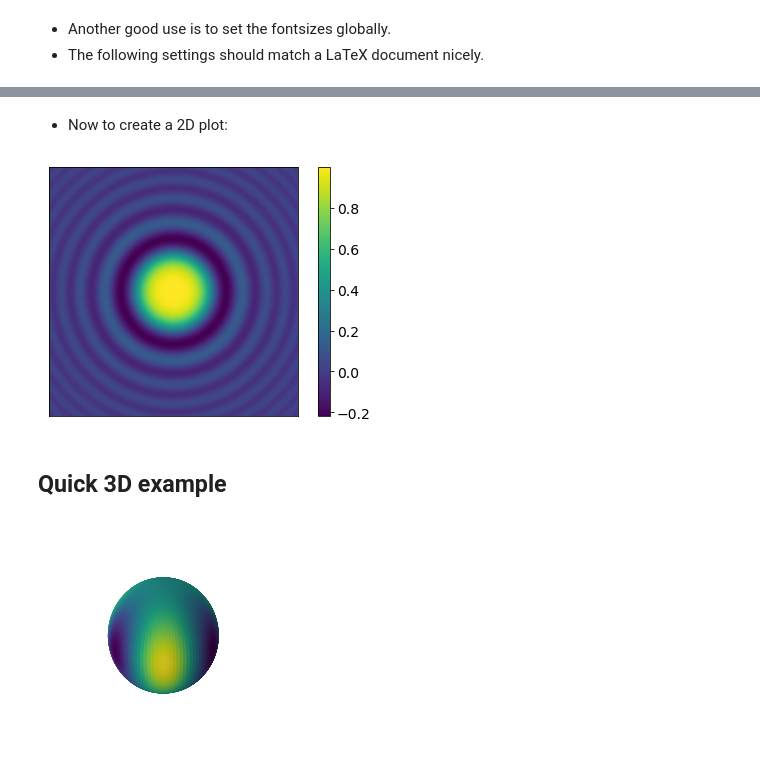
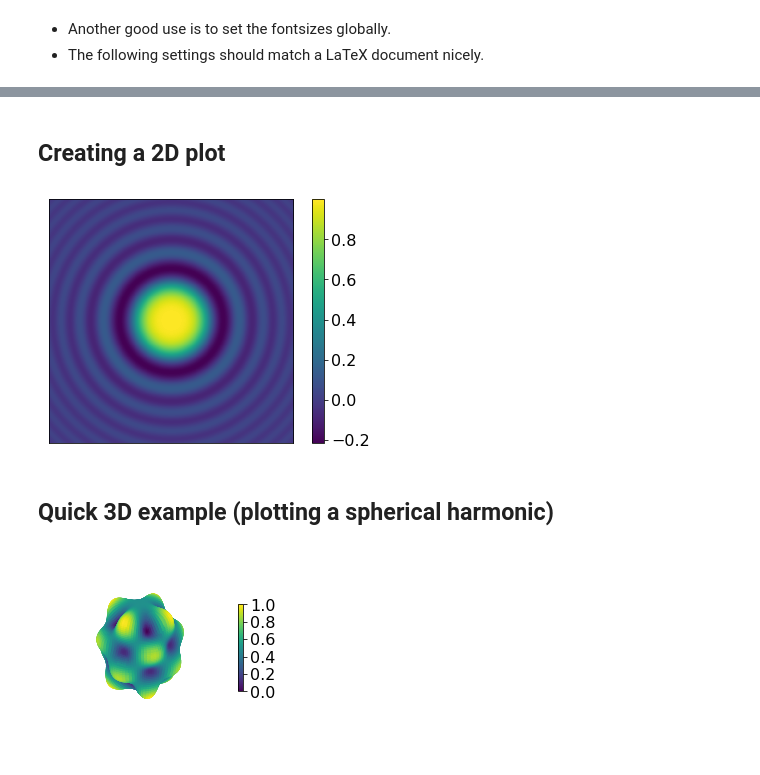
Before and after one commit to o-smith/matplotlibtutorial, a Jupyter notebook: tutorial.ipynb, the cells around one changed output, grey strips where cells are left out. Cells and saved outputs as stored; diff of their text form; code cells hidden in the pictures.

```diff
--- a/tutorial.ipynb
+++ b/tutorial.ipynb
@@ -270,5 +341,5 @@ plt.show()
 # %% [markdown]
-* Now to create a 2D plot:
+## Creating a 2D plot
 # %%
 from matplotlib import cm, colors
 
@@ -288,7 +359,7 @@ surf1 = np.sin(X**2 + Y**2)/(X**2 + Y**2)
 norm=colors.Normalize(vmin = np.min(surf1),
     vmax = np.max(surf1), clip = False)
 
-ax0.imshow(surf1, norm=norm)
+ax0.imshow(surf1, cmap='viridis', norm=norm)
 ax0.set_xticks([])
 ax0.set_yticks([])
 ax0.set_aspect('equal')
@@ -301,35 +372,52 @@ plt.colorbar(m)
 plt.tight_layout()
 plt.show()
 # %% [output]
-[figure, old version]
+[figure, new version]
 # %% [markdown]
-## Quick 3D example
+## Quick 3D example (plotting a spherical harmonic)
 # %%
 from mpl_toolkits.mplot3d import Axes3D
 from scipy.special import sph_harm
+from matplotlib.colors import LightSource
 
+# Set up a grid
 phi = np.linspace(0, np.pi, 100)
 theta = np.linspace(0, 2*np.pi, 100)
 phi, theta = np.meshgrid(phi, theta)
 
-# The Cartesian coordinates of the unit sphere
-x = np.sin(phi) * np.cos(theta)
-y = np.sin(phi) * np.sin(theta)
-z = np.cos(phi)
-
 # Calculate the spherical harmonic
-fcolors = sph_harm(3, 3, theta, phi).real
+fcolors = sph_harm(4, 7, theta, phi).real
 fmax, fmin = fcolors.max(), fcolors.min()
 fcolors = (fcolors - fmin)/(fmax - fmin)
+
+# The Cartesian coordinates of the unit sphere
+x = (0.5*fcolors+1.0)*np.sin(phi)*np.cos(theta)
+y = (0.5*fcolors+1.0)*np.sin(phi)*np.sin(theta)
+z = (0.5*fcolors+1.0)*np.cos(phi)
 
 # Set the aspect ratio to 1 so our sphere looks spherical
 fig = plt.figure(figsize=plt.figaspect(1.))
 
+#Create a custom light source
+ls = LightSource(170, 45)
+rgb = ls.shade(fcolors, cmap=cm.viridis, vert_exag=0.1, blend_mode='soft')
+
+#Plot the surface in an axis object, making sure to override the custom shading
+#by typing shade=False
 ax = fig.add_subplot(111, projection='3d')
-ax.plot_surface(x, y, z,  rstride=1, cstride=1, facecolors=cm.viridis(fcolors))
+ax.plot_surface(x, y, z,  rstride=1, cstride=1, facecolors=cm.viridis(fcolors), shade=False)
 
-# Turn off the axis planes
+# Turn off the axis panes
 ax.set_axis_off()
+
+#Add a colourbar
+m = cm.ScalarMappable(cmap='viridis')
+m.set_array(fcolors)
+plt.colorbar(m, shrink=0.4)
+
+#Stop the figure from looking squished
+ax.set_aspect('equal')
+
 plt.show()
 # %% [output]
-[figure, old version]
+[figure, new version]
```
Also changed, not shown: parts of 24 cells of this notebook, 3 other files.
